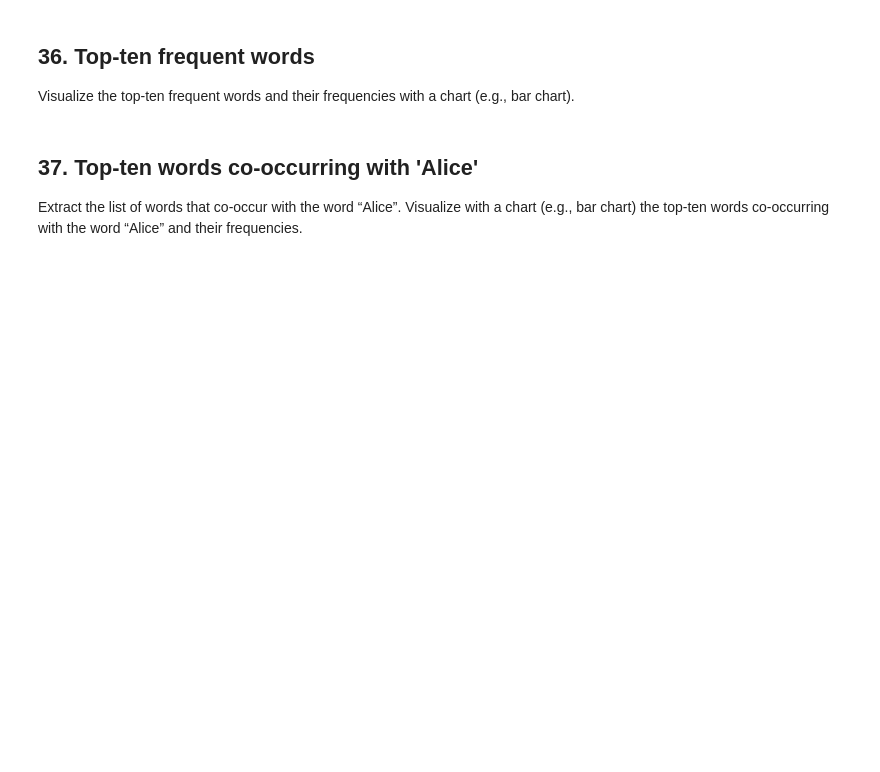
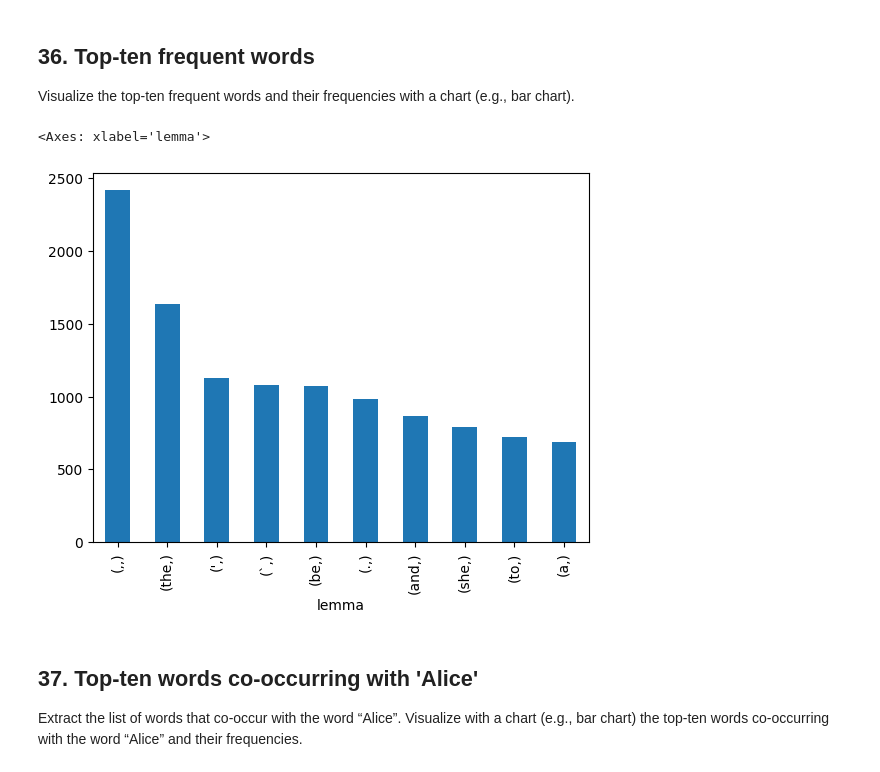
Before and after one commit to rizstwn/llm-learning, a Jupyter notebook: nlp-hundred-exercise.ipynb, the cells around one changed output. Cells and saved outputs as stored; diff of their text form; code cells hidden in the pictures; blank space fills up the shorter version.

```diff
--- a/nlp-hundred-exercise.ipynb
+++ b/nlp-hundred-exercise.ipynb
@@ -742,3 +836,10 @@ Extract surface forms of all verbs appearing in the text.
 ## 32. Base forms of verbs
 
 Extract lemmas of all verbs appearing in the text.
+# %%
+verbs = []
+for sentence in token_list:
+    for word in sentence:
+        if word['upos'][:2] == 'VB':
+            verbs.append(word['lemma'])
+verbs
@@ -746,3 +865,10 @@ Extract lemmas of all verbs appearing in the text.
 ## 33. A of B
 
 Extract noun phrases in the form of “A of B”, where A and B are nouns.
+# %%
+noun_phrase = []
+for sentence in token_list:
+    for idx,word in enumerate(sentence):
+        if 'NNP' in word['upos'] and idx !=0 and 'NNP' in sentence[idx-1]['upos']:
+            noun_phrase.append(f"{sentence[idx-1]} of {word}")
+noun_phrase
@@ -750,3 +894,20 @@ Extract noun phrases in the form of “A of B”, where A and B are nouns.
 ## 34. A B
 
 Extract the longest noun phrase consisting of consecutive nouns.
+# %%
+longest_phrase = ""
+phrase_len = 0
+for sentence in token_list:
+    temp_len = 0
+    temp_phrases = []
+    for idx,word in enumerate(sentence):
+        if 'NNP' in word['upos'] and idx !=0 and 'NNP' in sentence[idx-1]['upos']:
+            temp_len +=1
+            temp_phrases.append(word['form'])
+        else:
+            if temp_len > phrase_len:
+                phrase_len = temp_len
+                longest_phrase = " ".join(temp_phrases)
+                temp_len = 0
+                temp_phrases = []
+longest_phrase,phrase_len
@@ -754,3 +917,6 @@ Extract the longest noun phrase consisting of consecutive nouns.
 ## 35. Frequency of words
 
 Obtain the list of words and frequencies of their occurrences sorted by descending order of frequency.
+# %%
+import pandas as pd
+word_df = pd.DataFrame([word for sentence in token_list for word in sentence])
@@ -758,6 +940,11 @@ Obtain the list of words and frequencies of their occurrences sorted by descendi
 ## 36. Top-ten frequent words
 
 Visualize the top-ten frequent words and their frequencies with a chart (e.g., bar chart).
+# %%
+word_df.value_counts(['lemma']).head(10).plot(kind="bar")
+# %% [output]
+<Axes: xlabel='lemma'>
+[figure, added]
 # %% [markdown]
 ## 37. Top-ten words co-occurring with 'Alice'
 
```
Also changed, not shown: parts of 18 cells of this notebook.
